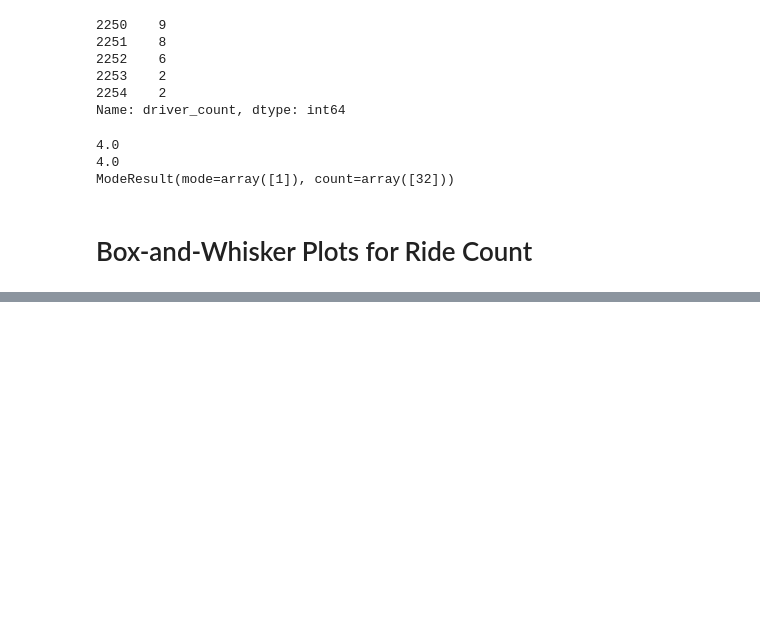
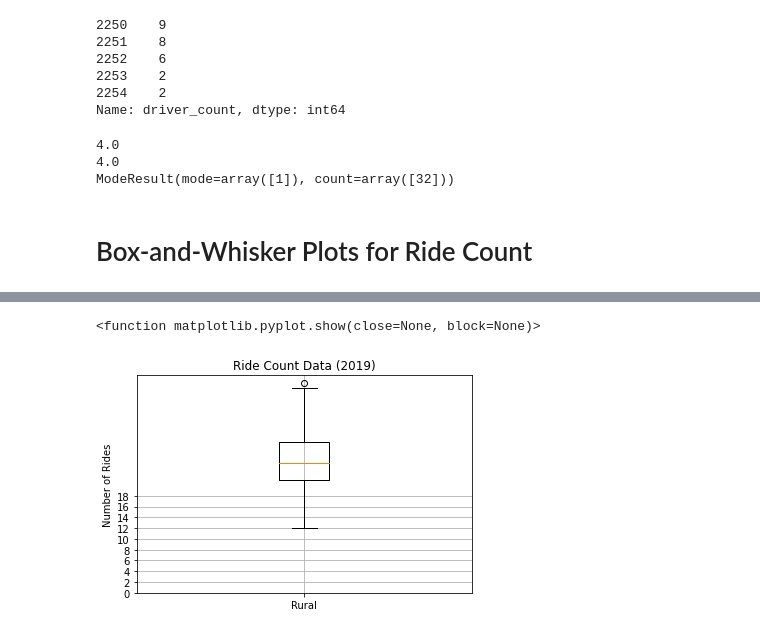
Before and after one commit to piathoi/PyBer_Analysis, a Jupyter notebook: PyBer.ipynb, the cells around one changed output, grey strips where cells are left out. Drawn from its saved outputs; the diff is of its cells as text; code cells hidden in the pictures; blank space fills up the shorter version.

```diff
--- a/PyBer.ipynb
+++ b/PyBer.ipynb
@@ -633,0 +664,15 @@ ModeResult(mode=array([1]), count=array([32]))
+# %%
+#create a box-and-whisler plot for suburban cities ride count
+x_labels = ["Rural"]
+fig, ax = plt.subplots()
+ax.boxplot(urban_ride_count, labels=x_labels)
+
+#add the title, y-axis label and grid
+ax.set_title('Ride Count Data (2019)')
+ax.set_ylabel('Number of Rides')
+ax.set_yticks(np.arange(0,20, step=2.0))
+ax.grid()
+plt.show
+# %% [output]
+<function matplotlib.pyplot.show(close=None, block=None)>
+[figure, added]
```
Also changed, not shown: parts of 3 cells of this notebook.
